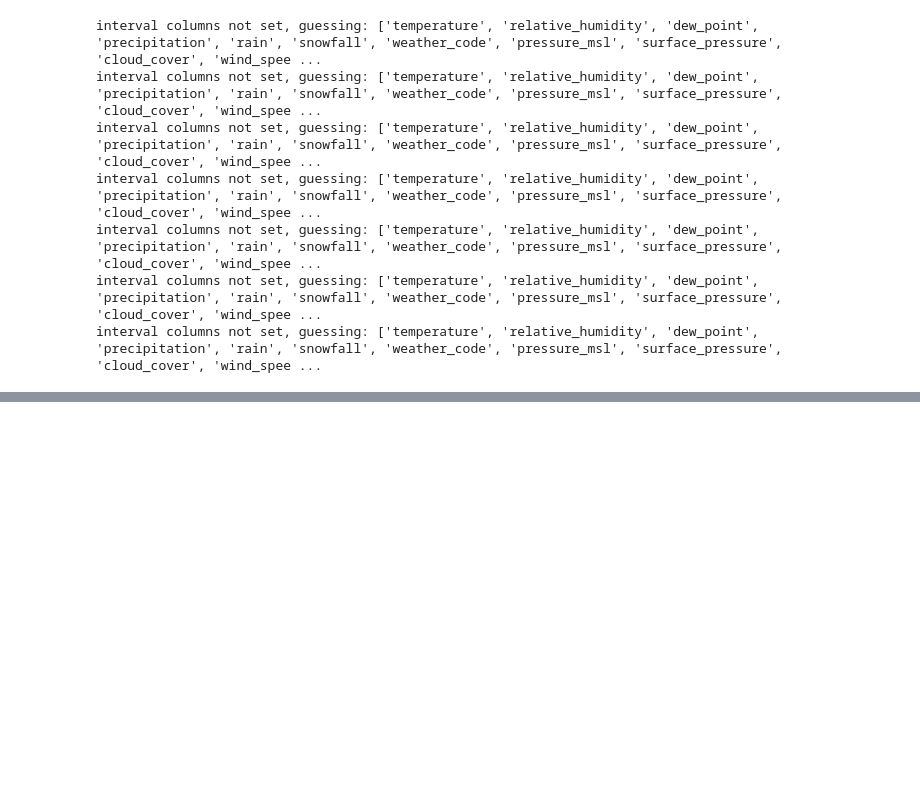
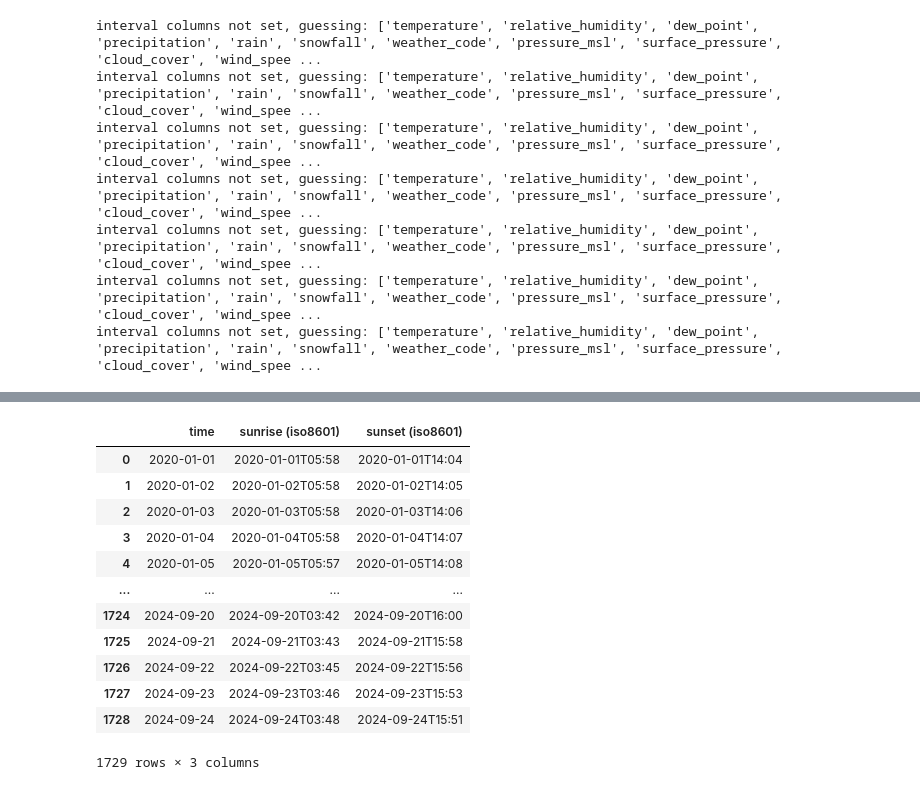
Before and after one commit to pyOctopuss/masters_diploma, a Jupyter notebook: eda & feature_engineering.ipynb, the cells around one changed output, grey strips where cells are left out. Drawn from its saved outputs; the diff is of its cells as text; code cells hidden in the pictures; blank space fills up the shorter version.

```diff
--- a/eda & feature_engineering.ipynb
+++ b/eda & feature_engineering.ipynb
@@ -386,0 +515,16 @@ list(df.columns)
+# %%
+sun_daily
+# %% [output]
+|  | time | sunrise (iso8601) | sunset (iso8601) |
+| 0 | 2020-01-01 | 2020-01-01T05:58 | 2020-01-01T14:04 |
+| 1 | 2020-01-02 | 2020-01-02T05:58 | 2020-01-02T14:05 |
+| 2 | 2020-01-03 | 2020-01-03T05:58 | 2020-01-03T14:06 |
+| 3 | 2020-01-04 | 2020-01-04T05:58 | 2020-01-04T14:07 |
+| 4 | 2020-01-05 | 2020-01-05T05:57 | 2020-01-05T14:08 |
+| ... | ... | ... | ... |
+| 1724 | 2024-09-20 | 2024-09-20T03:42 | 2024-09-20T16:00 |
+| 1725 | 2024-09-21 | 2024-09-21T03:43 | 2024-09-21T15:58 |
+| 1726 | 2024-09-22 | 2024-09-22T03:45 | 2024-09-22T15:56 |
+| 1727 | 2024-09-23 | 2024-09-23T03:46 | 2024-09-23T15:53 |
+| 1728 | 2024-09-24 | 2024-09-24T03:48 | 2024-09-24T15:51 |
+1729 rows × 3 columns
```
Also changed, not shown: parts of 6 cells of this notebook.
